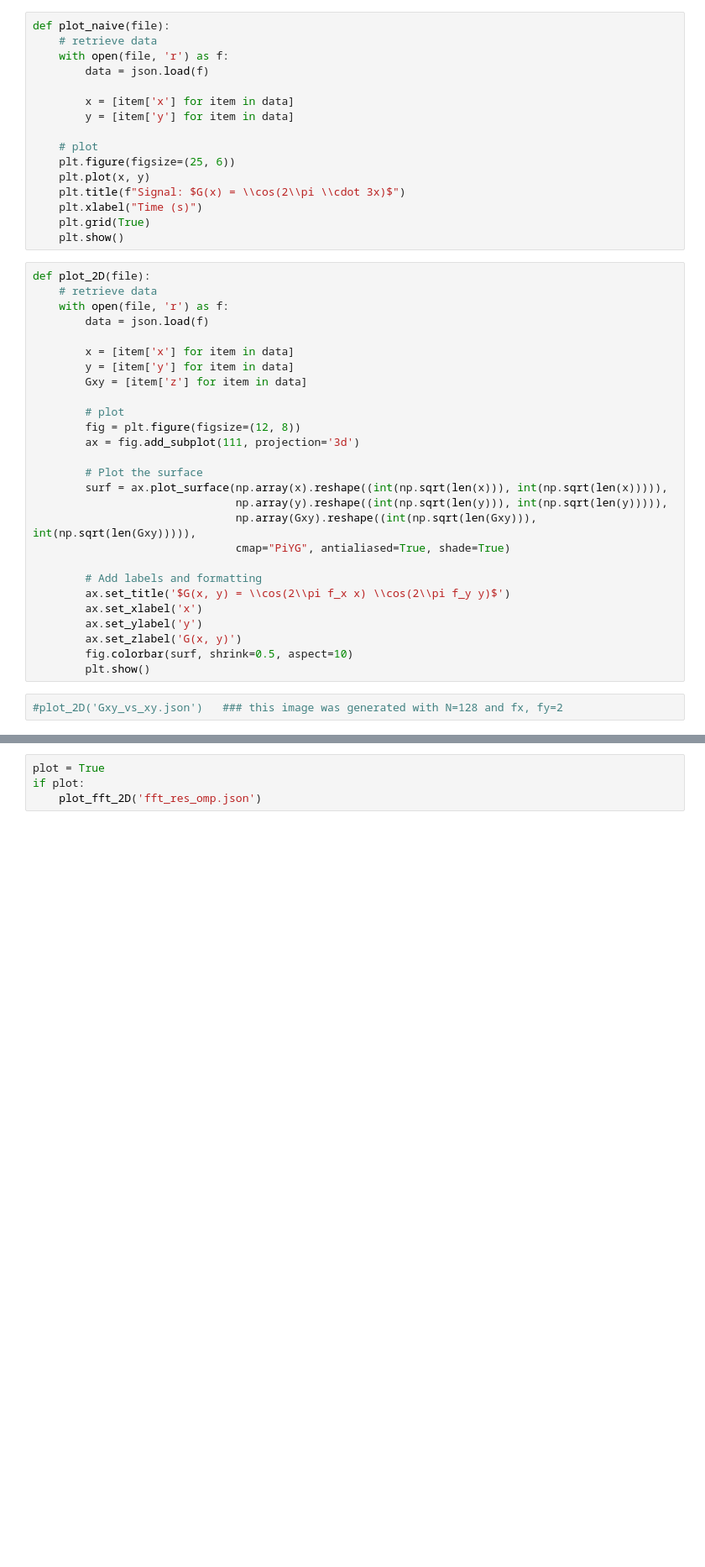
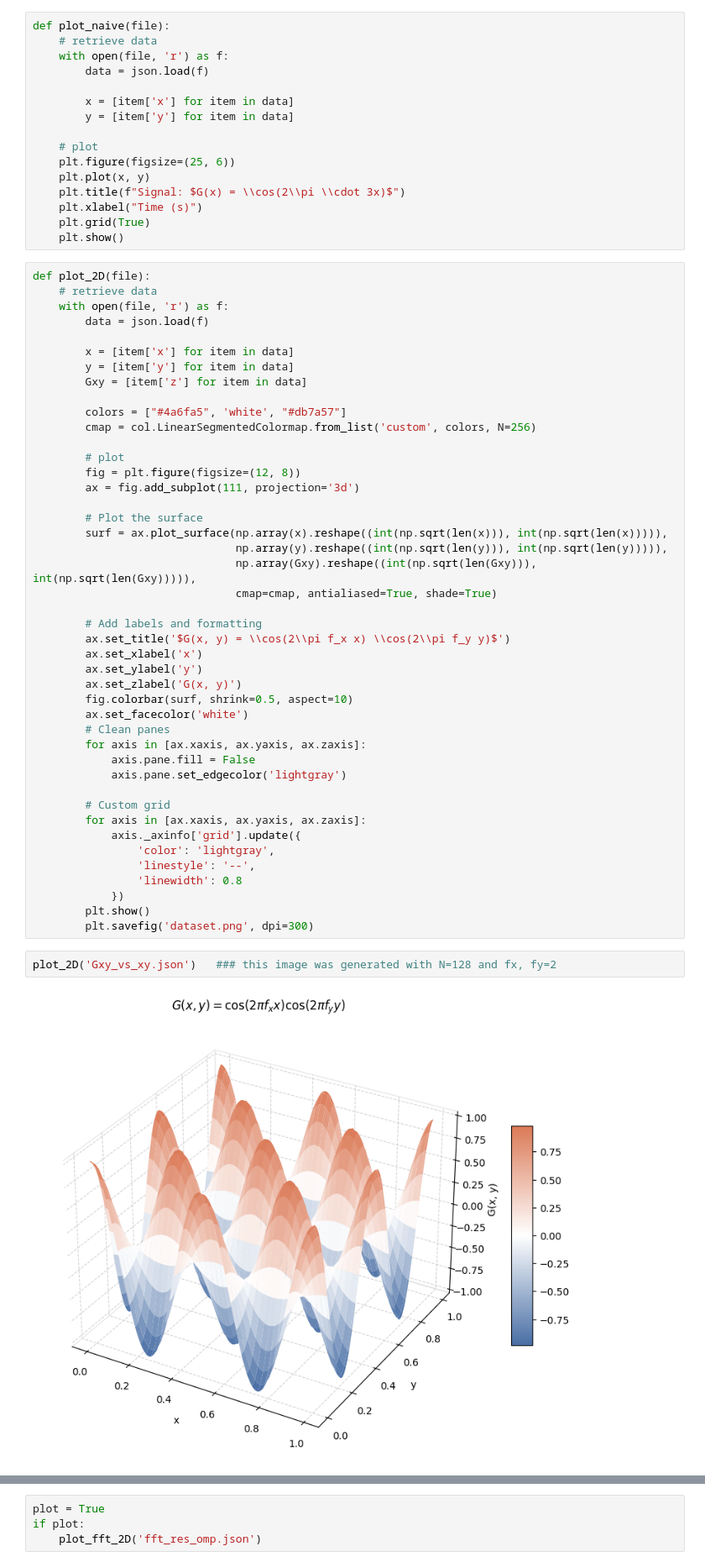
Before and after one commit to LauraRavagnani/Accelerated_FFT, a Jupyter notebook: visualize.ipynb, the cells around one changed output, grey strips where cells are left out. Shown at 84% size. Saved outputs shown, nothing was run; the diff lists cells and outputs as text; blank space fills up the shorter version.

Commit message:
fix color on dataset and save image

```diff
--- a/visualize.ipynb
+++ b/visualize.ipynb
@@ -32,6 +33,9 @@ def plot_2D(file):
 		y = [item['y'] for item in data]
 		Gxy = [item['z'] for item in data]
 
+		colors = ["#4a6fa5", 'white', "#db7a57"]
+		cmap = col.LinearSegmentedColormap.from_list('custom', colors, N=256)
+
 		# plot
 		fig = plt.figure(figsize=(12, 8))
 		ax = fig.add_subplot(111, projection='3d')
@@ -40,7 +44,7 @@ def plot_2D(file):
 		surf = ax.plot_surface(np.array(x).reshape((int(np.sqrt(len(x))), int(np.sqrt(len(x))))),
 						 	   np.array(y).reshape((int(np.sqrt(len(y))), int(np.sqrt(len(y))))),
 							   np.array(Gxy).reshape((int(np.sqrt(len(Gxy))), int(np.sqrt(len(Gxy))))),
-							   cmap="PiYG", antialiased=True, shade=True)
+							   cmap=cmap, antialiased=True, shade=True)
 
 		# Add labels and formatting
 		ax.set_title('$G(x, y) = \\cos(2\\pi f_x x) \\cos(2\\pi f_y y)$')
@@ -48,6 +52,22 @@ def plot_2D(file):
 		ax.set_ylabel('y')
 		ax.set_zlabel('G(x, y)')
 		fig.colorbar(surf, shrink=0.5, aspect=10)
+		ax.set_facecolor('white')
+		# Clean panes
+		for axis in [ax.xaxis, ax.yaxis, ax.zaxis]:
+			axis.pane.fill = False
+			axis.pane.set_edgecolor('lightgray')
+
+		# Custom grid
+		for axis in [ax.xaxis, ax.yaxis, ax.zaxis]:
+			axis._axinfo['grid'].update({
+				'color': 'lightgray',
+				'linestyle': '--',
+				'linewidth': 0.8
+			})
 		plt.show()
+		plt.savefig('dataset.png', dpi=300)
 # %%
-#plot_2D('Gxy_vs_xy.json')   ### this image was generated with N=128 and fx, fy=2
+plot_2D('Gxy_vs_xy.json')   ### this image was generated with N=128 and fx, fy=2
+# %% [output]
+[figure, added]
```
Also changed, not shown: parts of 2 cells of this notebook, 1 other file.
